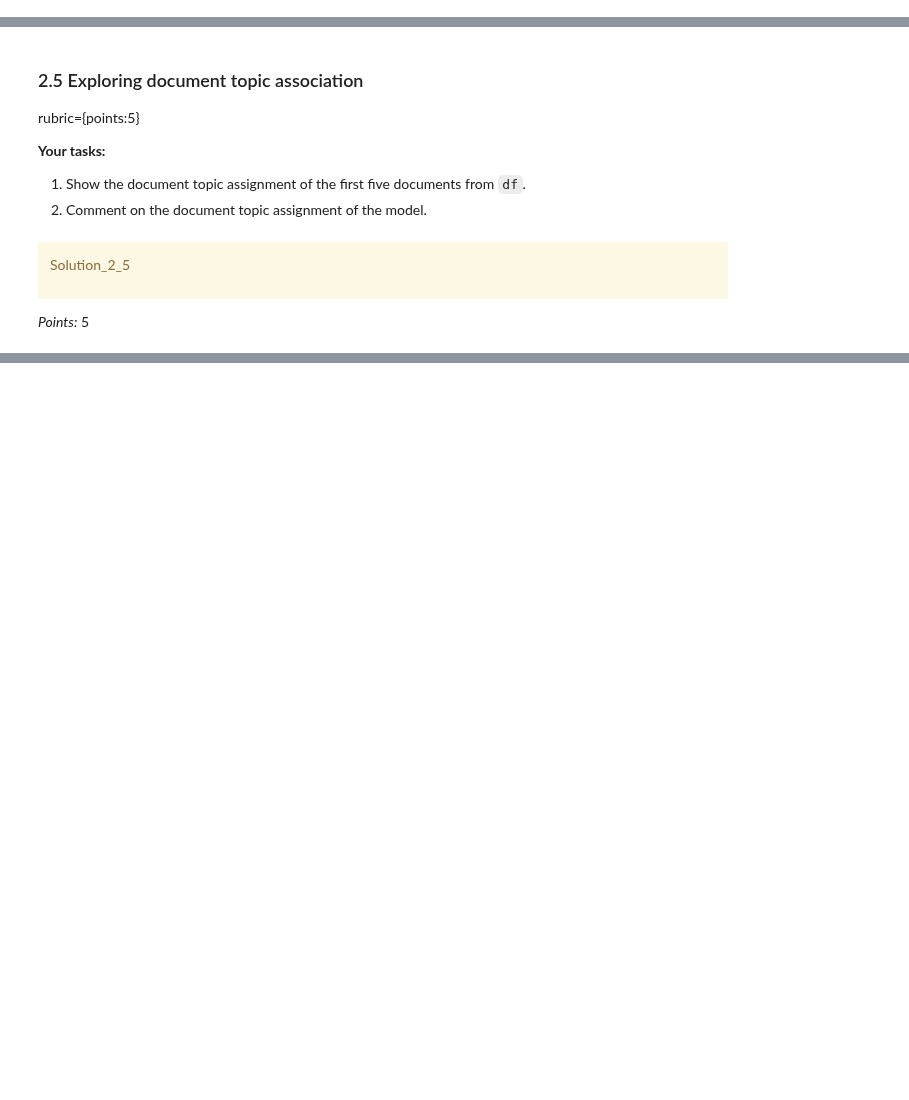
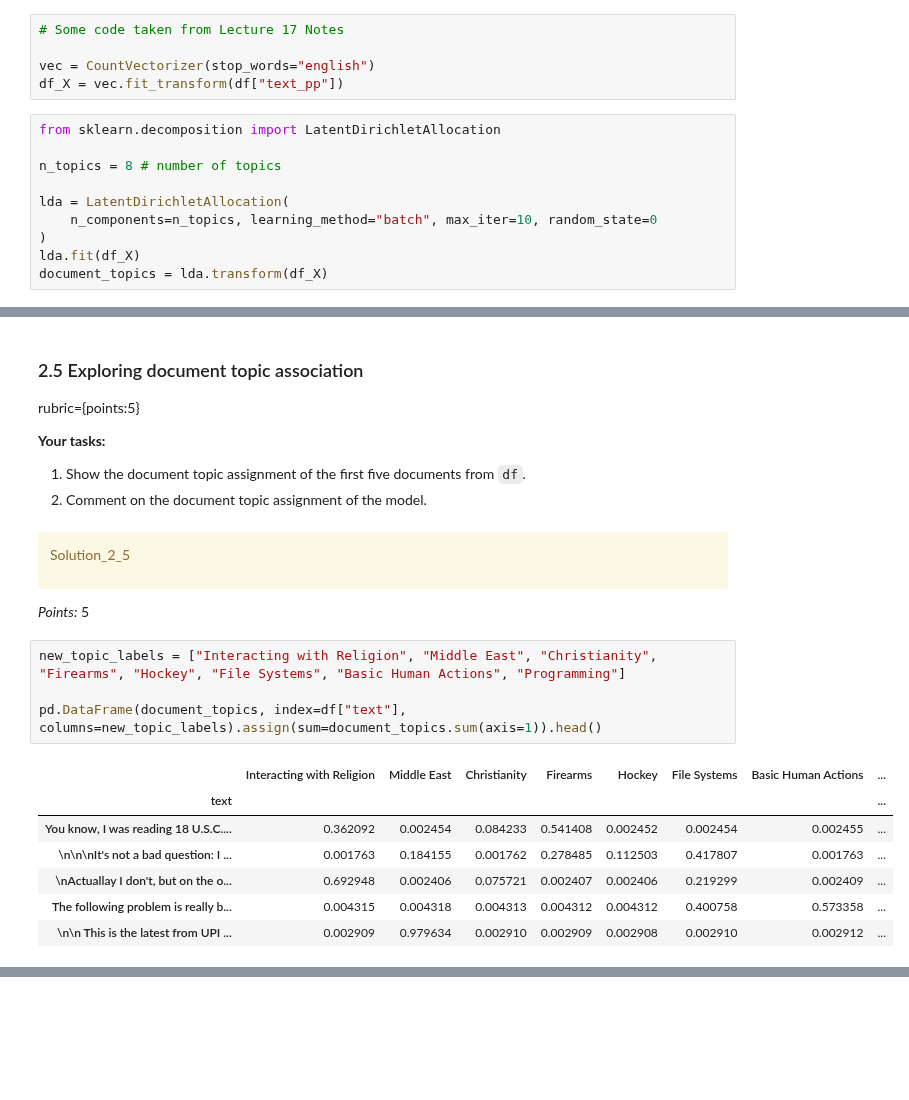
Before and after one commit to BradPeng/cpsc330-2023s, a Jupyter notebook: hw/hw7/hw7.ipynb, the cells around one changed output, grey strips where cells are left out. Saved outputs shown, nothing was run; the diff lists cells and outputs as text; blank space fills up the shorter version.

Commit message:
hw7: Complete
- Finish assignment

```diff
--- a/hw/hw7/hw7.ipynb
+++ b/hw/hw7/hw7.ipynb
@@ -658,0 +678,15 @@ _Type your answer here, replacing this text._
+# %%
+# Some code taken from Lecture 17 Notes
+
+vec = CountVectorizer(stop_words="english")
+df_X = vec.fit_transform(df["text_pp"])
+# %%
+from sklearn.decomposition import LatentDirichletAllocation
+
+n_topics = 8 # number of topics
+
+lda = LatentDirichletAllocation(
+    n_components=n_topics, learning_method="batch", max_iter=10, random_state=0
+)
+lda.fit(df_X)
+document_topics = lda.transform(df_X)
@@ -699,3 +794,15 @@ Solution_2_5
 </div>
 
 _Points:_ 5
+# %%
+new_topic_labels = ["Interacting with Religion", "Middle East", "Christianity", "Firearms", "Hockey", "File Systems", "Basic Human Actions", "Programming"]
+
+pd.DataFrame(document_topics, index=df["text"], columns=new_topic_labels).assign(sum=document_topics.sum(axis=1)).head()
+# %% [output]
+|  | Interacting with Religion | Middle East | Christianity | Firearms | Hockey | File Systems | Basic Human Actions | ... |
+| text |  |  |  |  |  |  |  | ... |
+| You know, I was reading 18 U.S.C.... | 0.362092 | 0.002454 | 0.084233 | 0.541408 | 0.002452 | 0.002454 | 0.002455 | ... |
+| \n\n\nIt's not a bad question: I ... | 0.001763 | 0.184155 | 0.001762 | 0.278485 | 0.112503 | 0.417807 | 0.001763 | ... |
+| \nActuallay I don't, but on the o... | 0.692948 | 0.002406 | 0.075721 | 0.002407 | 0.002406 | 0.219299 | 0.002409 | ... |
+| The following problem is really b... | 0.004315 | 0.004318 | 0.004313 | 0.004312 | 0.004312 | 0.400758 | 0.573358 | ... |
+| \n\n This is the latest from UPI ... | 0.002909 | 0.979634 | 0.002910 | 0.002909 | 0.002908 | 0.002910 | 0.002912 | ... |
```
Also changed, not shown: parts of 47 cells of this notebook, 1 other file.
